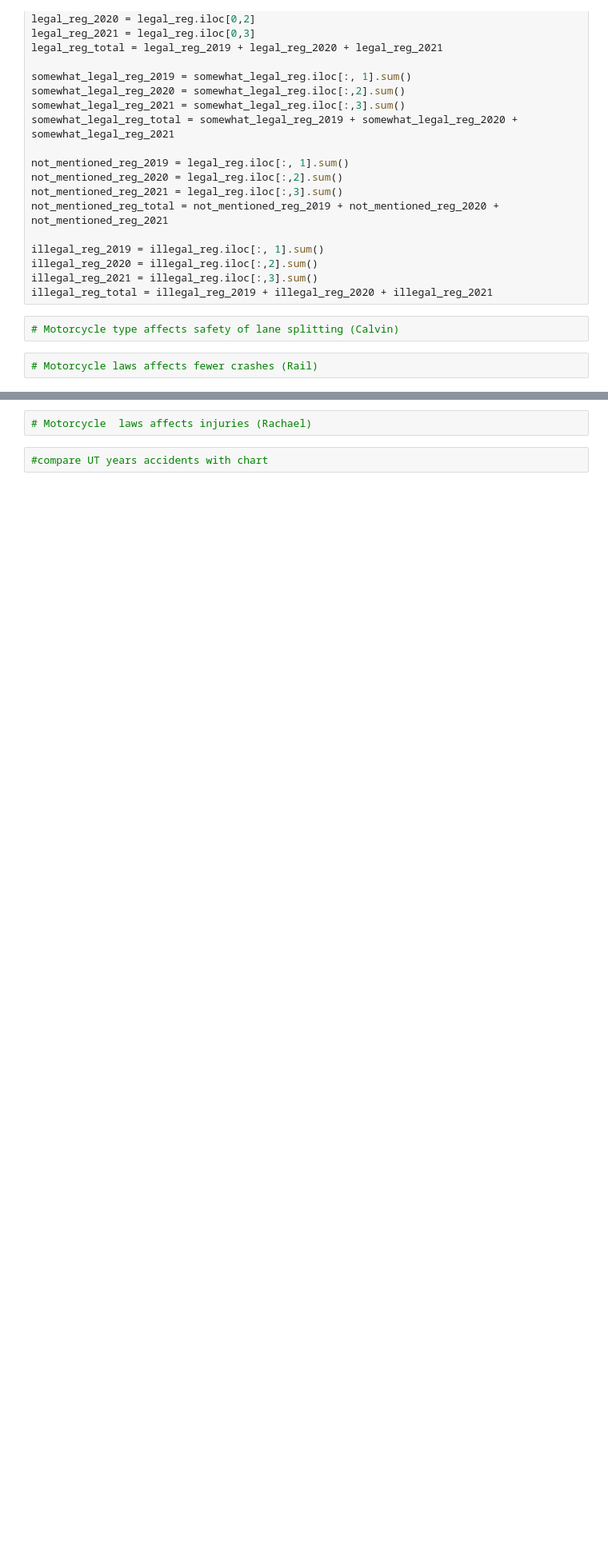
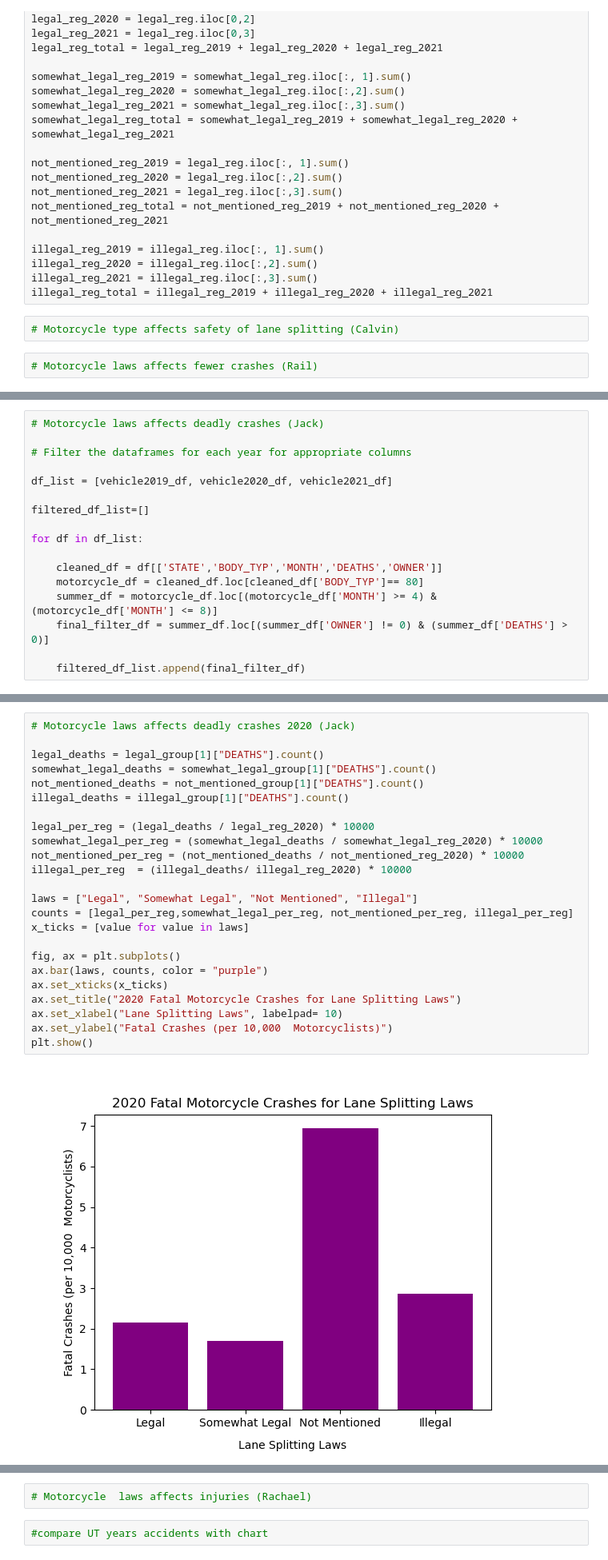
Before and after one commit to CalvinPedigo/Data-Analyst-Project-1, a Jupyter notebook: Notebook_structor.ipynb, the cells around one changed output, grey strips where cells are left out. Shown at 80% size. Saved outputs shown, nothing was run; the diff lists cells and outputs as text; blank space fills up the shorter version.

```diff
--- a/Notebook_structor.ipynb
+++ b/Notebook_structor.ipynb
@@ -103,0 +101,17 @@ illegal_reg_total = illegal_reg_2019 + illegal_reg_2020 + illegal_reg_2021
+# %%
+# Motorcycle laws affects deadly crashes (Jack)
+
+# Filter the dataframes for each year for appropriate columns
+
+df_list = [vehicle2019_df, vehicle2020_df, vehicle2021_df]
+
+filtered_df_list=[]
+
+for df in df_list:
+
+    cleaned_df = df[['STATE','BODY_TYP','MONTH','DEATHS','OWNER']]
+    motorcycle_df = cleaned_df.loc[cleaned_df['BODY_TYP']== 80]
+    summer_df = motorcycle_df.loc[(motorcycle_df['MONTH'] >= 4) & (motorcycle_df['MONTH'] <= 8)]
+    final_filter_df = summer_df.loc[(summer_df['OWNER'] != 0) & (summer_df['DEATHS'] > 0)]
+
+    filtered_df_list.append(final_filter_df)
@@ -103,0 +169,26 @@ illegal_reg_total = illegal_reg_2019 + illegal_reg_2020 + illegal_reg_2021
+# %%
+# Motorcycle laws affects deadly crashes 2020 (Jack)
+
+legal_deaths = legal_group[1]["DEATHS"].count()
+somewhat_legal_deaths = somewhat_legal_group[1]["DEATHS"].count()
+not_mentioned_deaths = not_mentioned_group[1]["DEATHS"].count()
+illegal_deaths = illegal_group[1]["DEATHS"].count()
+
+legal_per_reg = (legal_deaths / legal_reg_2020) * 10000
+somewhat_legal_per_reg = (somewhat_legal_deaths / somewhat_legal_reg_2020) * 10000
+not_mentioned_per_reg = (not_mentioned_deaths / not_mentioned_reg_2020) * 10000
+illegal_per_reg  = (illegal_deaths/ illegal_reg_2020) * 10000
+
+laws = ["Legal", "Somewhat Legal", "Not Mentioned", "Illegal"]
+counts = [legal_per_reg,somewhat_legal_per_reg, not_mentioned_per_reg, illegal_per_reg]
+x_ticks = [value for value in laws]
+
+fig, ax = plt.subplots()
+ax.bar(laws, counts, color = "purple")
+ax.set_xticks(x_ticks)
+ax.set_title("2020 Fatal Motorcycle Crashes for Lane Splitting Laws")
+ax.set_xlabel("Lane Splitting Laws", labelpad= 10)
+ax.set_ylabel("Fatal Crashes (per 10,000  Motorcyclists)")
+plt.show()
+# %% [output]
+[figure, added]
```
Also changed, not shown: parts of 8 cells of this notebook.
